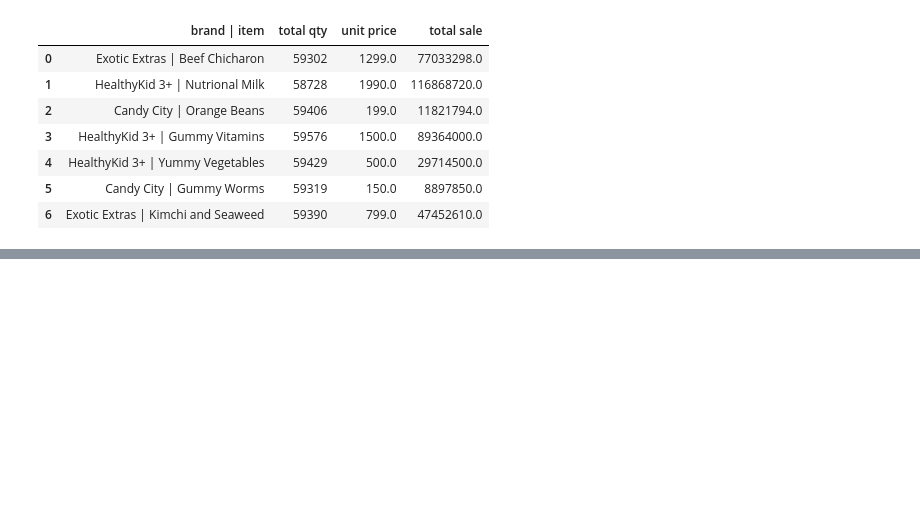
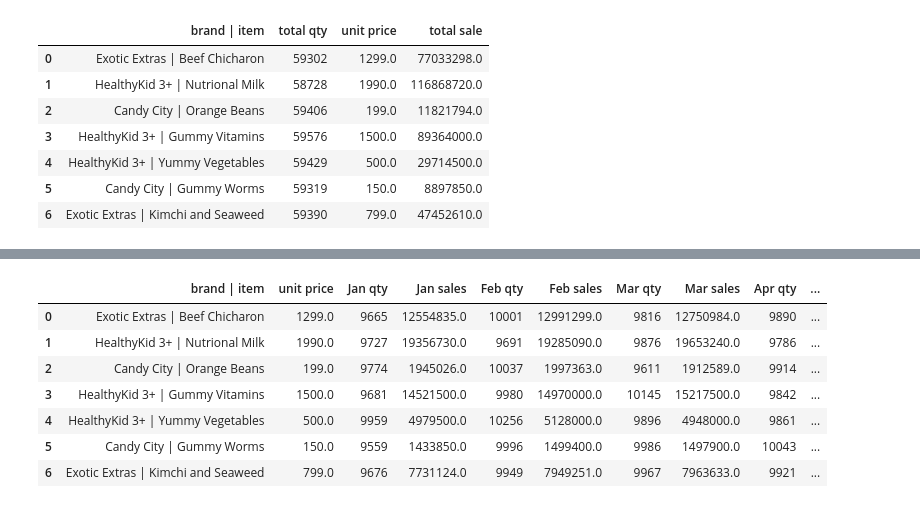
Before and after one commit to lrnt7/adhoc-analysis, a Jupyter notebook: adhoc-analysis-ntbk.ipynb, the cells around one changed output, grey strips where cells are left out. Saved outputs shown, nothing was run; the diff lists cells and outputs as text; code cells hidden in the pictures; blank space fills up the shorter version.

```diff
--- a/adhoc-analysis-ntbk.ipynb
+++ b/adhoc-analysis-ntbk.ipynb
@@ -137,3 +139,9 @@ inventory_df
 | 4 | HealthyKid 3+ | Yummy Vegetables | 59429 | 500.0 | 29714500.0 |
 | 5 | Candy City | Gummy Worms | 59319 | 150.0 | 8897850.0 |
 | 6 | Exotic Extras | Kimchi and Seaweed | 59390 | 799.0 | 47452610.0 |
+# %%
+#Get the monthly sale for 6 months:
+inventory_df_monthly_sale = pd.DataFrame()
+inventory_df_monthly_sale['brand | item'] = inventory_df['brand | item']
+inventory_df_monthly_sale['unit price'] = inventory_df['unit price']
+inventory_df_monthly_sale
@@ -139,0 +157,12 @@ inventory_df
+# %%
+def transaction_date_per_item(transaction_item_list,transaction_date):
+    transaction_dates = []
+    for element in transaction_item_list:
+        transaction_dates.append(transaction_date)
+    return transaction_dates
+
+data['transaction_date_list'] = data.apply(lambda x:transaction_date_per_item(x['transaction_item_list'],x['transaction_date']),axis=1)
+# %%
+transaction_dates_exploded = data['transaction_date_list'].explode(ignore_index=True)
+transaction_items_df['transaction_date'] = transaction_dates_exploded
+transaction_items_df
@@ -139,0 +183,4 @@ inventory_df
+# %%
+#Split the transaction_date to get the month value easier
+transaction_items_df[['year', 'month', 'date']] = transaction_items_df['transaction_date'].str.split('/', expand=True)
+transaction_items_df
@@ -139,0 +201,26 @@ inventory_df
+# %%
+inventory_list = list(inventory_df['brand | item'])
+#Month list can be edited accordingly
+months = ['Jan', 'Feb', 'Mar', 'Apr', 'May', 'June']
+#Counts the number of items sold per month
+for i in range(len(months)):
+    total_qty_monthly_list = []
+    for x in range(len(inventory_list)):
+        totay_qty_item_month = 0
+        for j in range(len(transaction_items_df)):
+            if inventory_list[x] == transaction_items_df.iloc[j,0] and f'0{i+1}'==transaction_items_df.iloc[j,4]:
+                totay_qty_item_month += transaction_items_df.iloc[j,1]
+        total_qty_monthly_list.append(totay_qty_item_month)
+    inventory_df_monthly_sale[f'{months[i]} qty']=total_qty_monthly_list
+    inventory_df_monthly_sale[f'{months[i]} sales']=inventory_df_monthly_sale.apply(lambda x:total_sale_per_item(x[f'{months[i]} qty'],x['unit price']), axis=1)
+
+inventory_df_monthly_sale
+# %% [output]
+|  | brand | item | unit price | Jan qty | Jan sales | Feb qty | Feb sales | Mar qty | Mar sales | Apr qty | ... |
+| 0 | Exotic Extras | Beef Chicharon | 1299.0 | 9665 | 12554835.0 | 10001 | 12991299.0 | 9816 | 12750984.0 | 9890 | ... |
+| 1 | HealthyKid 3+ | Nutrional Milk | 1990.0 | 9727 | 19356730.0 | 9691 | 19285090.0 | 9876 | 19653240.0 | 9786 | ... |
+| 2 | Candy City | Orange Beans | 199.0 | 9774 | 1945026.0 | 10037 | 1997363.0 | 9611 | 1912589.0 | 9914 | ... |
+| 3 | HealthyKid 3+ | Gummy Vitamins | 1500.0 | 9681 | 14521500.0 | 9980 | 14970000.0 | 10145 | 15217500.0 | 9842 | ... |
+| 4 | HealthyKid 3+ | Yummy Vegetables | 500.0 | 9959 | 4979500.0 | 10256 | 5128000.0 | 9896 | 4948000.0 | 9861 | ... |
+| 5 | Candy City | Gummy Worms | 150.0 | 9559 | 1433850.0 | 9996 | 1499400.0 | 9986 | 1497900.0 | 10043 | ... |
+| 6 | Exotic Extras | Kimchi and Seaweed | 799.0 | 9676 | 7731124.0 | 9949 | 7949251.0 | 9967 | 7963633.0 | 9921 | ... |
```
Also changed, not shown: parts of 8 cells of this notebook.
